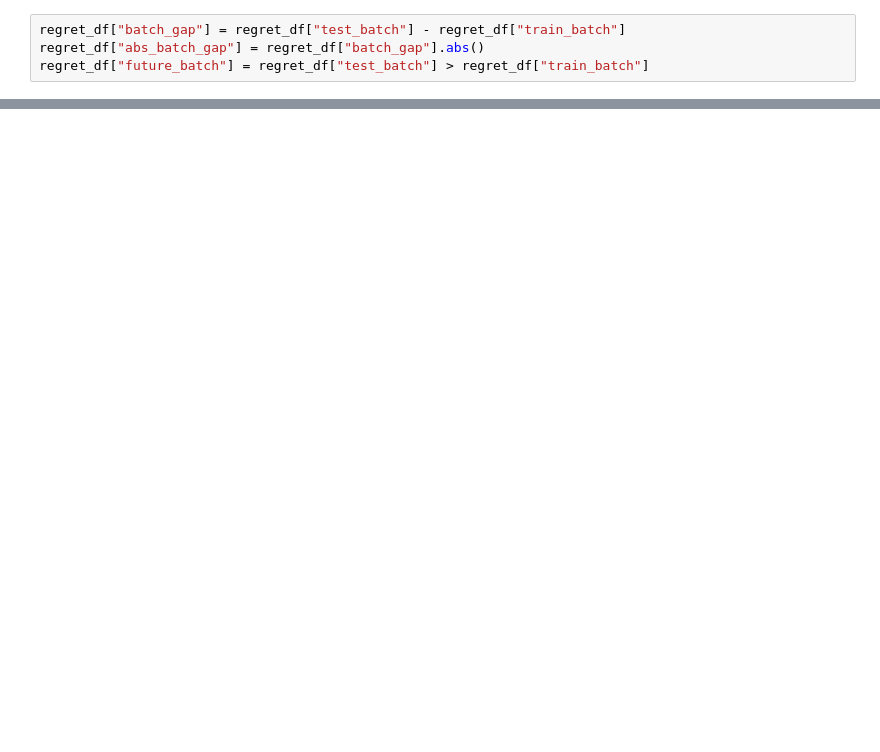
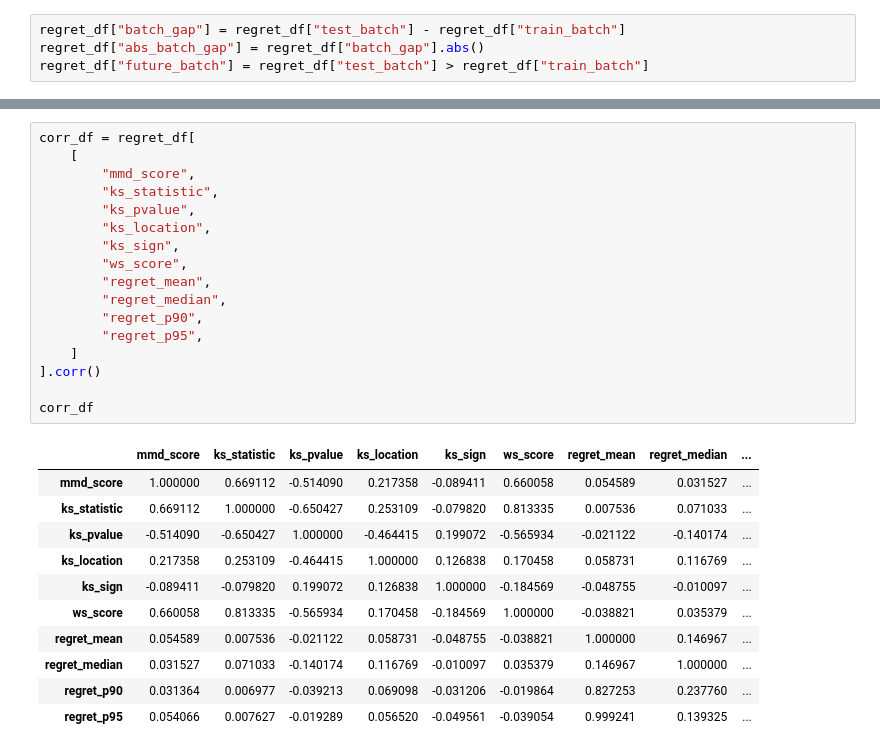
Before and after one commit to hujing2407/AdaLQO, a Jupyter notebook: analyze_regret.ipynb, the cells around one changed output, grey strips where cells are left out. Cells and saved outputs as stored; diff of their text form; blank space fills up the shorter version.

```diff
--- a/analyze_regret.ipynb
+++ b/analyze_regret.ipynb
@@ -12,3 +102,32 @@ regret_df["future_batch"] = regret_df["test_batch"] > regret_df["train_batch"]
+# %%
+corr_df = regret_df[
+    [
+        "mmd_score",
+        "ks_statistic",
+        "ks_pvalue",
+        "ks_location",
+        "ks_sign",
+        "ws_score",
+        "regret_mean",
+        "regret_median",
+        "regret_p90",
+        "regret_p95",
+    ]
+].corr()
+
+corr_df
+# %% [output]
+|  | mmd_score | ks_statistic | ks_pvalue | ks_location | ks_sign | ws_score | regret_mean | regret_median | ... |
+| mmd_score | 1.000000 | 0.669112 | -0.514090 | 0.217358 | -0.089411 | 0.660058 | 0.054589 | 0.031527 | ... |
+| ks_statistic | 0.669112 | 1.000000 | -0.650427 | 0.253109 | -0.079820 | 0.813335 | 0.007536 | 0.071033 | ... |
+| ks_pvalue | -0.514090 | -0.650427 | 1.000000 | -0.464415 | 0.199072 | -0.565934 | -0.021122 | -0.140174 | ... |
+| ks_location | 0.217358 | 0.253109 | -0.464415 | 1.000000 | 0.126838 | 0.170458 | 0.058731 | 0.116769 | ... |
+| ks_sign | -0.089411 | -0.079820 | 0.199072 | 0.126838 | 1.000000 | -0.184569 | -0.048755 | -0.010097 | ... |
+| ws_score | 0.660058 | 0.813335 | -0.565934 | 0.170458 | -0.184569 | 1.000000 | -0.038821 | 0.035379 | ... |
+| regret_mean | 0.054589 | 0.007536 | -0.021122 | 0.058731 | -0.048755 | -0.038821 | 1.000000 | 0.146967 | ... |
+| regret_median | 0.031527 | 0.071033 | -0.140174 | 0.116769 | -0.010097 | 0.035379 | 0.146967 | 1.000000 | ... |
+| regret_p90 | 0.031364 | 0.006977 | -0.039213 | 0.069098 | -0.031206 | -0.019864 | 0.827253 | 0.237760 | ... |
+| regret_p95 | 0.054066 | 0.007627 | -0.019289 | 0.056520 | -0.049561 | -0.039054 | 0.999241 | 0.139325 | ... |
 # %%
 def plot_mmd_vs_regret(batch_df, save_path=None):
     plt.figure(figsize=(7, 5))
```
Also changed, not shown: parts of 16 cells of this notebook, 8 other files.
